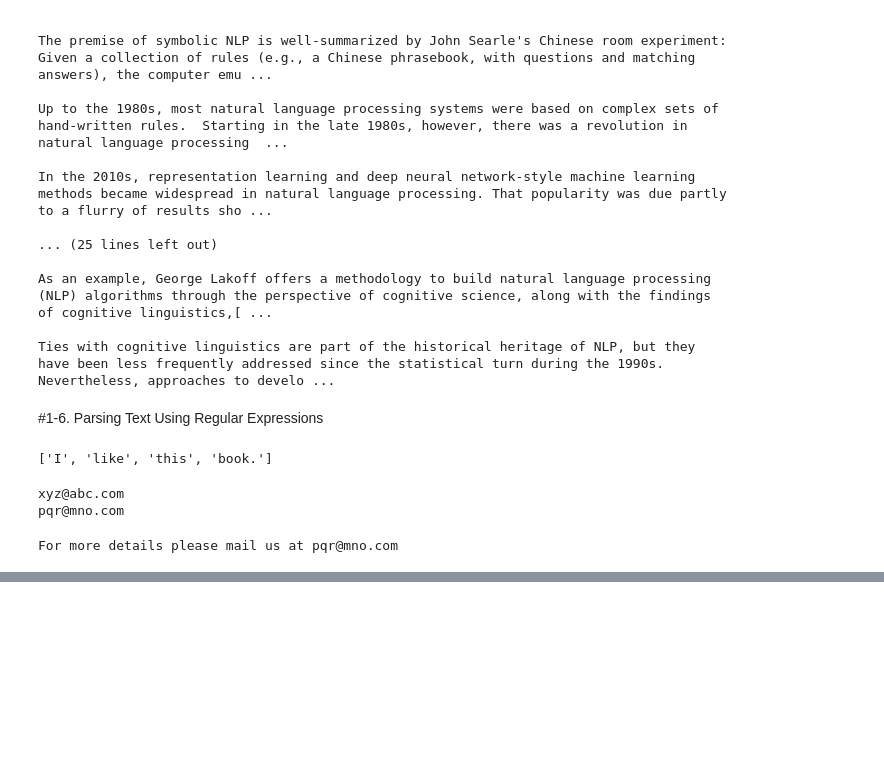
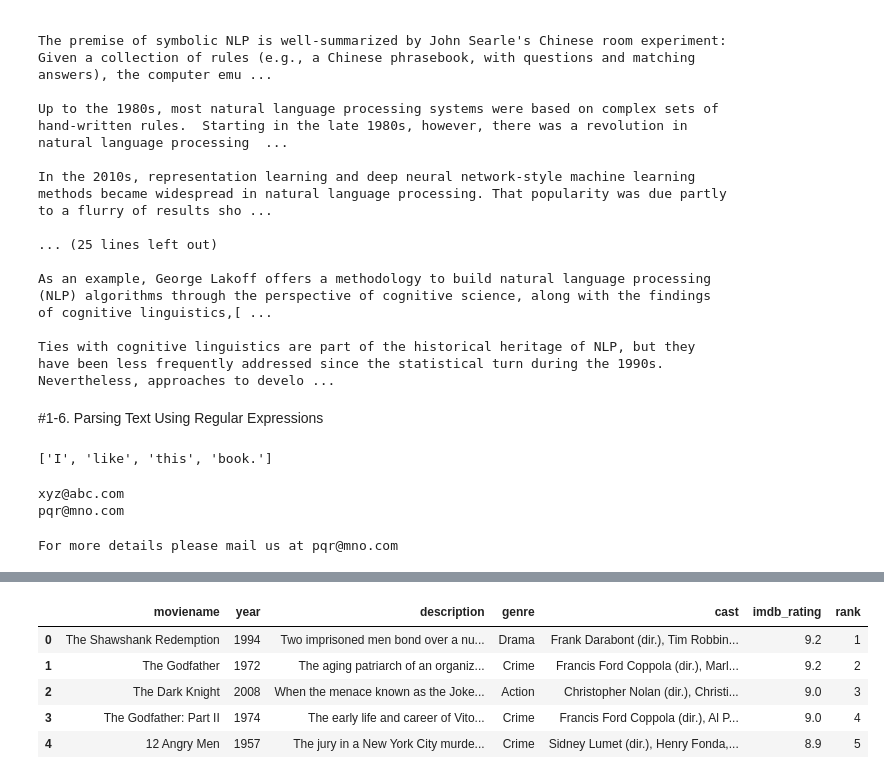
Before and after one commit to santossousa/Natural-Language-Processing-Recipes_-Unlocking-Text-Data-with-Machine-Learning-and-Deep-Learning-usi, a Jupyter notebook: CH_01_Extracting_the_Data.ipynb, the cells around one changed output, grey strips where cells are left out. Drawn from its saved outputs; the diff is of its cells as text; code cells hidden in the pictures; blank space fills up the shorter version.

```diff
--- a/CH_01_Extracting_the_Data.ipynb
+++ b/CH_01_Extracting_the_Data.ipynb
@@ -291,0 +339,6 @@ AttributeError: ignored
+# %%
+url = 'http://www.imdb.com/chart/top?ref_=nv_mv_250_6'
+# %%
+result = requests.get(url)
+c = result.content
+soup = BeautifulSoup(c,"lxml")
@@ -291,0 +415,2 @@ AttributeError: ignored
+# %%
+imdb_df = pd.concat([moviename,year,description,genre,cast,rating],axis=1)
@@ -291,0 +419,11 @@ AttributeError: ignored
+# %%
+imdb_df['rank'] = imdb_df.index + 1
+# %%
+imdb_df.head()
+# %% [output]
+|  | moviename | year | description | genre | cast | imdb_rating | rank |
+| 0 | The Shawshank Redemption | 1994 | Two imprisoned men bond over a nu... | Drama | Frank Darabont (dir.), Tim Robbin... | 9.2 | 1 |
+| 1 | The Godfather | 1972 | The aging patriarch of an organiz... | Crime | Francis Ford Coppola (dir.), Marl... | 9.2 | 2 |
+| 2 | The Dark Knight | 2008 | When the menace known as the Joke... | Action | Christopher Nolan (dir.), Christi... | 9.0 | 3 |
+| 3 | The Godfather: Part II | 1974 | The early life and career of Vito... | Crime | Francis Ford Coppola (dir.), Al P... | 9.0 | 4 |
+| 4 | 12 Angry Men | 1957 | The jury in a New York City murde... | Crime | Sidney Lumet (dir.), Henry Fonda,... | 8.9 | 5 |
```
Also changed, not shown: parts of 10 cells of this notebook.
